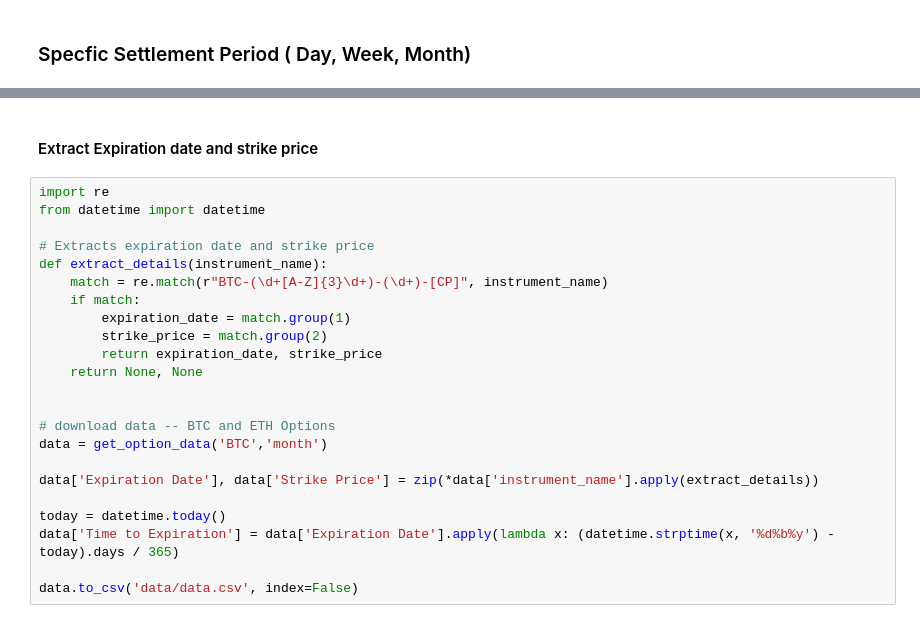
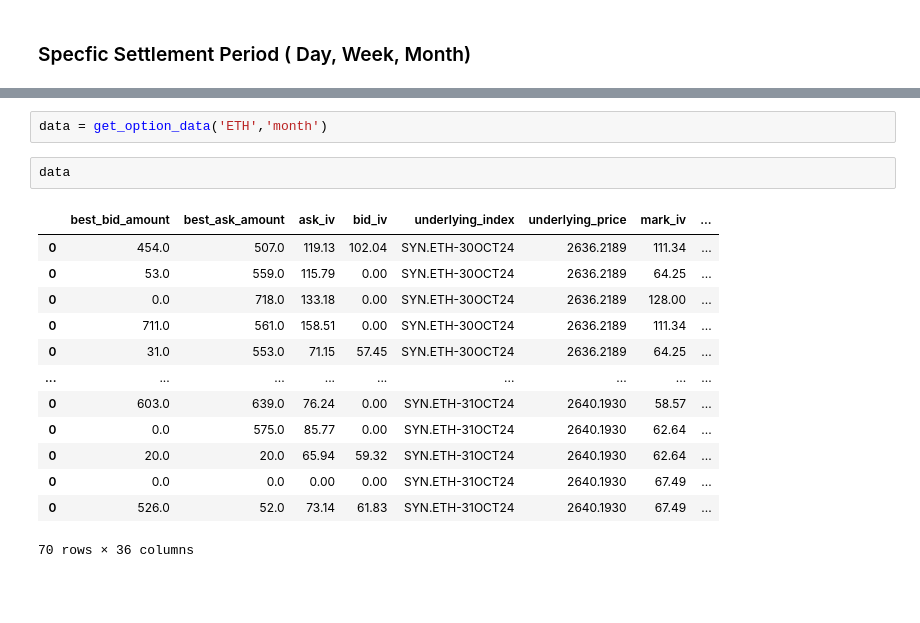
Before and after one commit to EthanFalcao/Defi_Options_Implied_Volatility, a Jupyter notebook: 1. Data-Preprocessings.ipynb, the cells around one changed output, grey strips where cells are left out. Cells and saved outputs as stored; diff of their text form; blank space fills up the shorter version.

```diff
--- a/1. Data-Preprocessings.ipynb
+++ b/1. Data-Preprocessings.ipynb
@@ -157,28 +175,21 @@ def get_option_data(coin,settlement_per):
     pbar.close()
 
     return coin_df
-# %% [markdown]
-#### Extract Expiration date and strike price
-# %%
-import re
-from datetime import datetime
-
-# Extracts expiration date and strike price
-def extract_details(instrument_name):
-    match = re.match(r"BTC-(\d+[A-Z]{3}\d+)-(\d+)-[CP]", instrument_name)
-    if match:
-        expiration_date = match.group(1)
-        strike_price = match.group(2)
-        return expiration_date, strike_price
-    return None, None
-
-
-# download data -- BTC and ETH Options
-data = get_option_data('BTC','month')
-
-data['Expiration Date'], data['Strike Price'] = zip(*data['instrument_name'].apply(extract_details))
-
-today = datetime.today()
-data['Time to Expiration'] = data['Expiration Date'].apply(lambda x: (datetime.strptime(x, '%d%b%y') - today).days / 365)
-
-data.to_csv('data/data.csv', index=False)
+# %%
+data = get_option_data('ETH','month')
+# %%
+data
+# %% [output]
+|  | best_bid_amount | best_ask_amount | ask_iv | bid_iv | underlying_index | underlying_price | mark_iv | ... |
+| 0 | 454.0 | 507.0 | 119.13 | 102.04 | SYN.ETH-30OCT24 | 2636.2189 | 111.34 | ... |
+| 0 | 53.0 | 559.0 | 115.79 | 0.00 | SYN.ETH-30OCT24 | 2636.2189 | 64.25 | ... |
+| 0 | 0.0 | 718.0 | 133.18 | 0.00 | SYN.ETH-30OCT24 | 2636.2189 | 128.00 | ... |
+| 0 | 711.0 | 561.0 | 158.51 | 0.00 | SYN.ETH-30OCT24 | 2636.2189 | 111.34 | ... |
+| 0 | 31.0 | 553.0 | 71.15 | 57.45 | SYN.ETH-30OCT24 | 2636.2189 | 64.25 | ... |
+| ... | ... | ... | ... | ... | ... | ... | ... | ... |
+| 0 | 603.0 | 639.0 | 76.24 | 0.00 | SYN.ETH-31OCT24 | 2640.1930 | 58.57 | ... |
+| 0 | 0.0 | 575.0 | 85.77 | 0.00 | SYN.ETH-31OCT24 | 2640.1930 | 62.64 | ... |
+| 0 | 20.0 | 20.0 | 65.94 | 59.32 | SYN.ETH-31OCT24 | 2640.1930 | 62.64 | ... |
+| 0 | 0.0 | 0.0 | 0.00 | 0.00 | SYN.ETH-31OCT24 | 2640.1930 | 67.49 | ... |
+| 0 | 526.0 | 52.0 | 73.14 | 61.83 | SYN.ETH-31OCT24 | 2640.1930 | 67.49 | ... |
+70 rows × 36 columns
```
Also changed, not shown: parts of 1 cell of this notebook, 2 other files.
